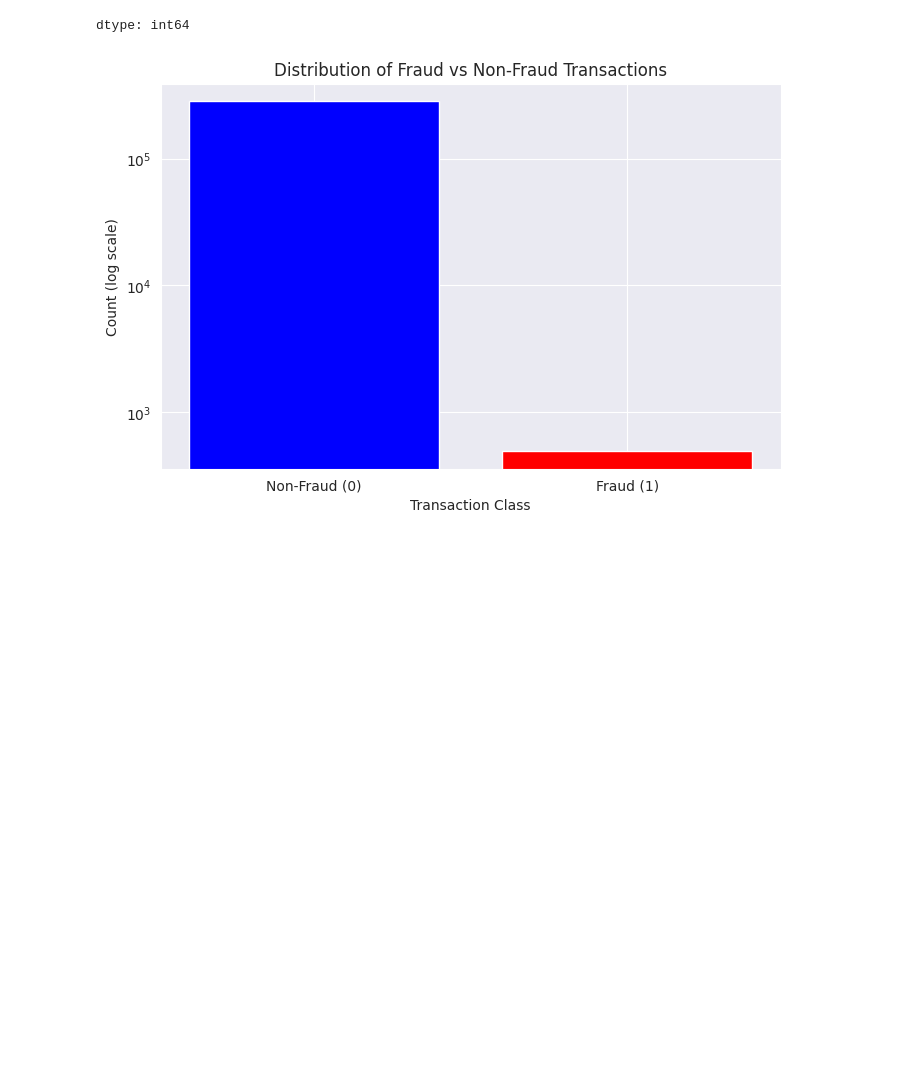
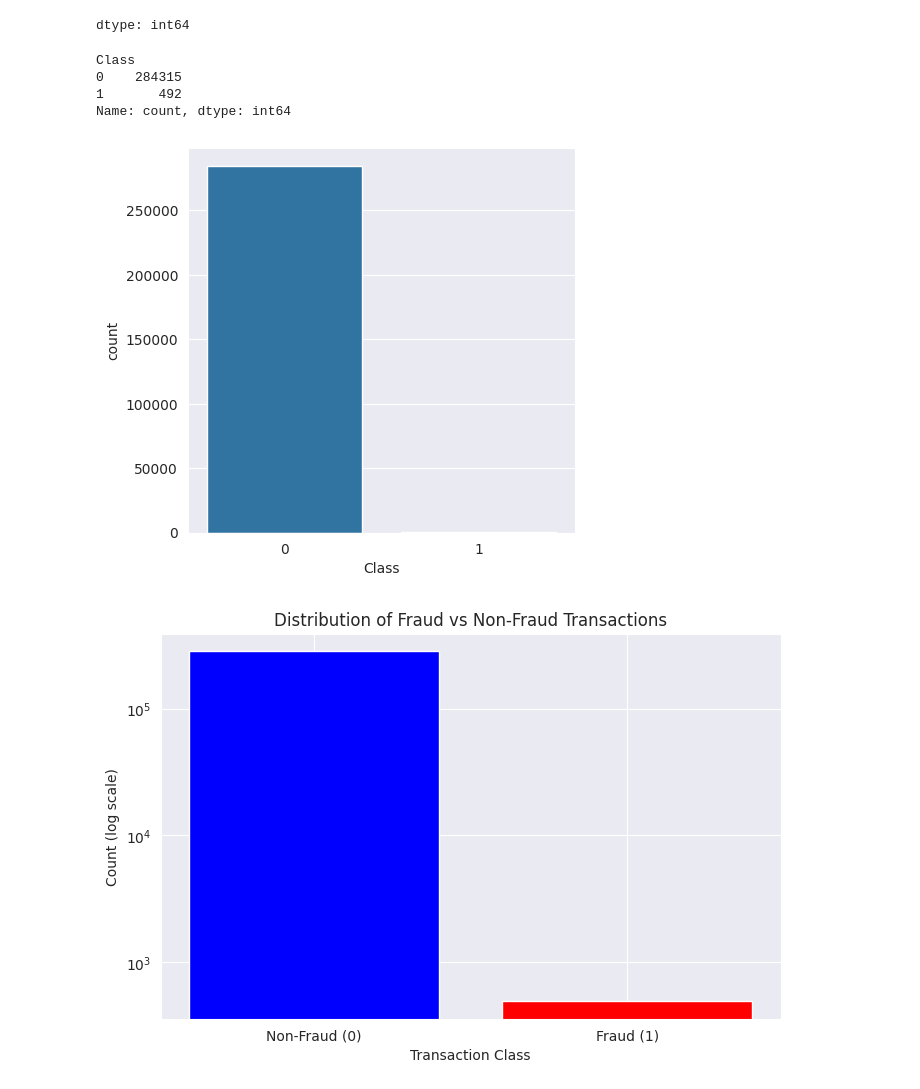
Before and after one commit to sarcasticsab/credit-card-fraud, a Jupyter notebook: Credit Card Fraud Detection.ipynb, the cells around one changed output. Cells and saved outputs as stored; diff of their text form; code cells hidden in the pictures; blank space fills up the shorter version.

```diff
--- a/Credit Card Fraud Detection.ipynb
+++ b/Credit Card Fraud Detection.ipynb
@@ -69,6 +69,18 @@ df.Class.value_counts()
 | 0 | 284315 |
 | 1 | 492 |
 dtype: int64
+# %%
+# checking the balance between legal and illegal transactions
+fig, ax = plt.subplots(figsize=(5,5))
+sns.countplot(x='Class',data=df);
+print(pd.Series(df.Class).value_counts())
+plt.show()
+# %% [output]
+Class
+0    284315
+1       492
+Name: count, dtype: int64
+[figure, added]
 # %%
 plt.figure(figsize=(8, 5))
 
```
Also changed, not shown: parts of 2 cells of this notebook.
